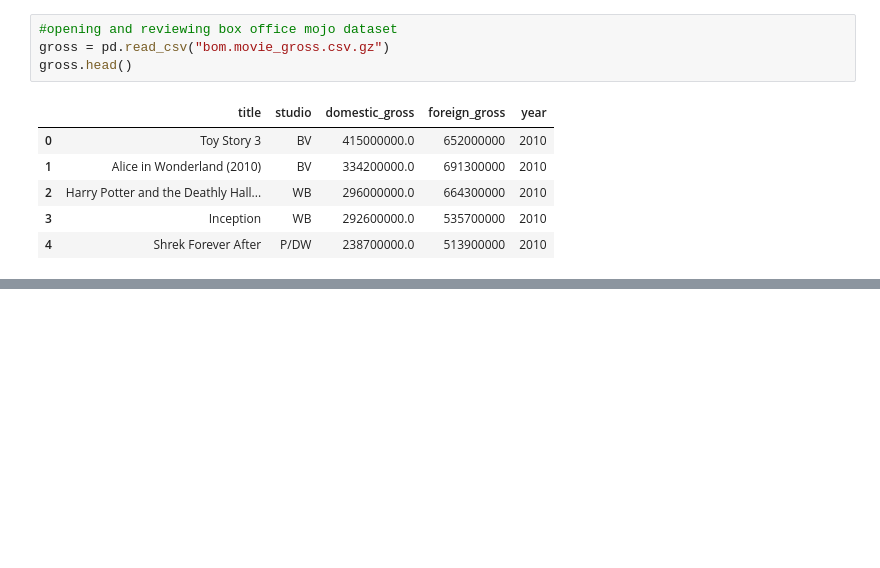
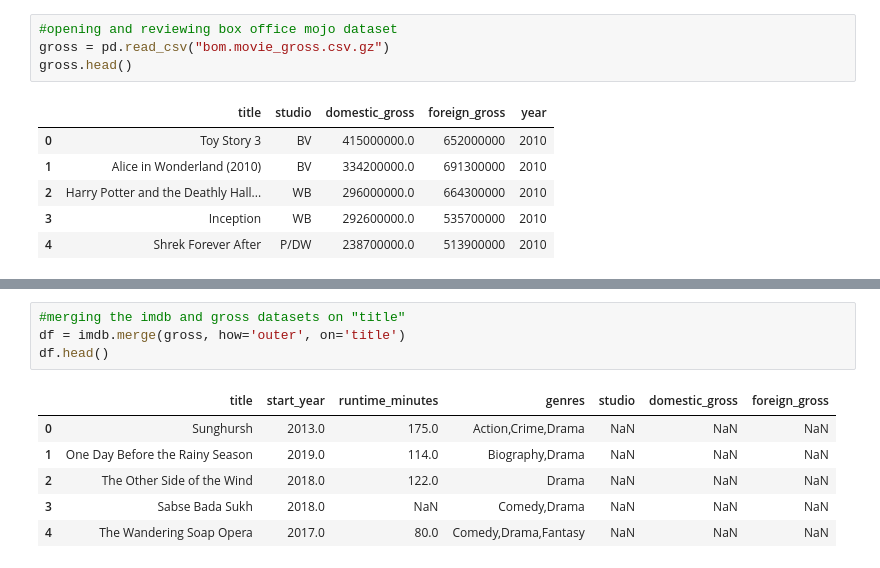
Before and after one commit to SSGrasland/Marketing-Movies-to-Foreign-Audiences, a Jupyter notebook: Phase 1 Project Notebook.ipynb, the cells around one changed output, grey strips where cells are left out. Drawn from its saved outputs; the diff is of its cells as text; blank space fills up the shorter version.

```diff
--- a/Phase 1 Project Notebook.ipynb
+++ b/Phase 1 Project Notebook.ipynb
@@ -107,2 +87,13 @@ gross.head()
+# %%
+#merging the imdb and gross datasets on "title"
+df = imdb.merge(gross, how='outer', on='title')
+df.head()
+# %% [output]
+|  | title | start_year | runtime_minutes | genres | studio | domestic_gross | foreign_gross |
+| 0 | Sunghursh | 2013.0 | 175.0 | Action,Crime,Drama | NaN | NaN | NaN |
+| 1 | One Day Before the Rainy Season | 2019.0 | 114.0 | Biography,Drama | NaN | NaN | NaN |
+| 2 | The Other Side of the Wind | 2018.0 | 122.0 | Drama | NaN | NaN | NaN |
+| 3 | Sabse Bada Sukh | 2018.0 | NaN | Comedy,Drama | NaN | NaN | NaN |
+| 4 | The Wandering Soap Opera | 2017.0 | 80.0 | Comedy,Drama,Fantasy | NaN | NaN | NaN |
 # %%
 #checking the columns datatypes and converting them to the appropriate type
```
Also changed, not shown: parts of 34 cells of this notebook.
